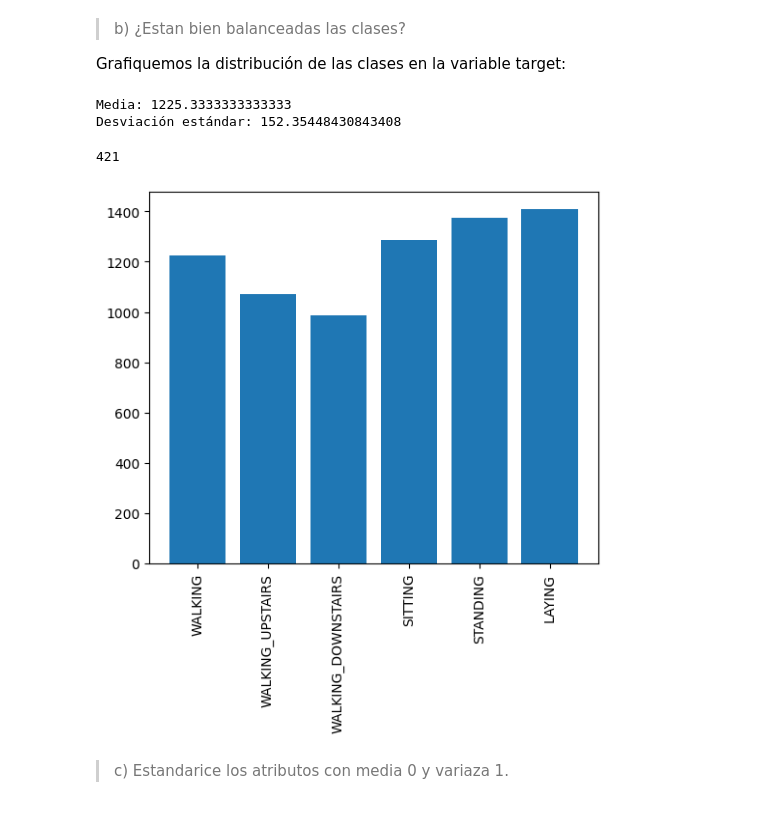
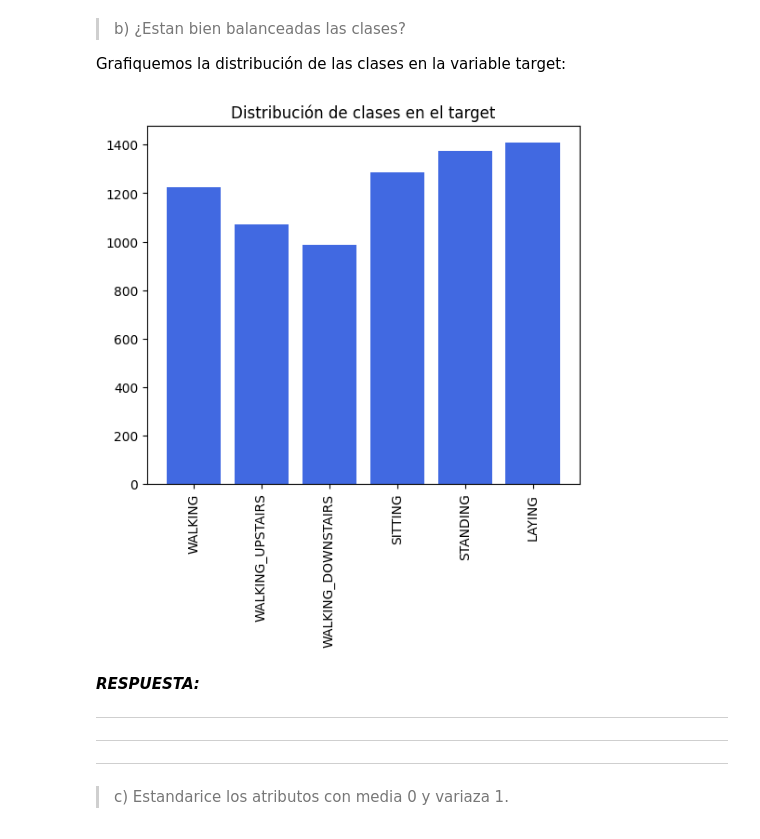
Before and after one commit to AlejandroVillazonG/Tareas_INF398, a Jupyter notebook: T2.ipynb, the cells around one changed output. Drawn from its saved outputs; the diff is of its cells as text; code cells hidden in the pictures.

```diff
--- a/T2.ipynb
+++ b/T2.ipynb
@@ -796,27 +800,21 @@ LABELS[np.argmax(y_train_OHE[400])]
 
 
 Grafiquemos la distribución de las clases en la variable target:
-# %%
-distribucion_clases = np.unique(y_train, return_counts=True)[1]
-
-media = np.mean(distribucion_clases)
-desviacion_estandar = np.std(distribucion_clases)
-
-print("Media:", media)
-print("Desviación estándar:", desviacion_estandar)
-# %% [output]
-Media: 1225.3333333333333
-Desviación estándar: 152.35448430843408
-# %%
-np.max(distribucion_clases) - np.min(distribucion_clases)
-# %% [output]
-421
 # %%
 plt.figure(figsize = (6,5))
-plt.bar(LABELS, np.unique(y_train, return_counts=True)[1])
+plt.bar(LABELS,
+        np.unique(y_train, return_counts=True)[1],
+        color = 'royalblue')
+plt.title('Distribución de clases en el target')
 plt.xticks(rotation=90);
 # %% [output]
-[figure, old version]
+[figure, new version]
+# %% [markdown]
+***RESPUESTA:***
+
+---
+---
+---
 # %% [markdown]
 > c) Estandarice los atributos con media 0 y variaza 1.
 # %%
```
Also changed, not shown: parts of 77 cells of this notebook.
